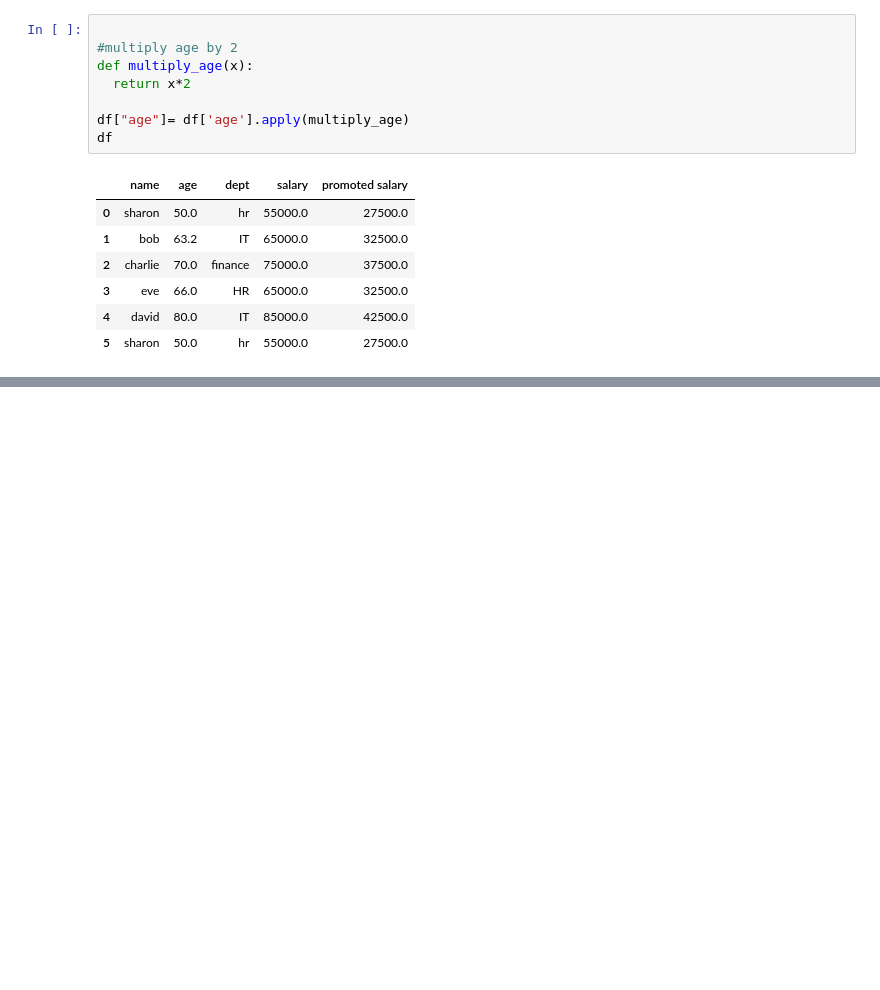
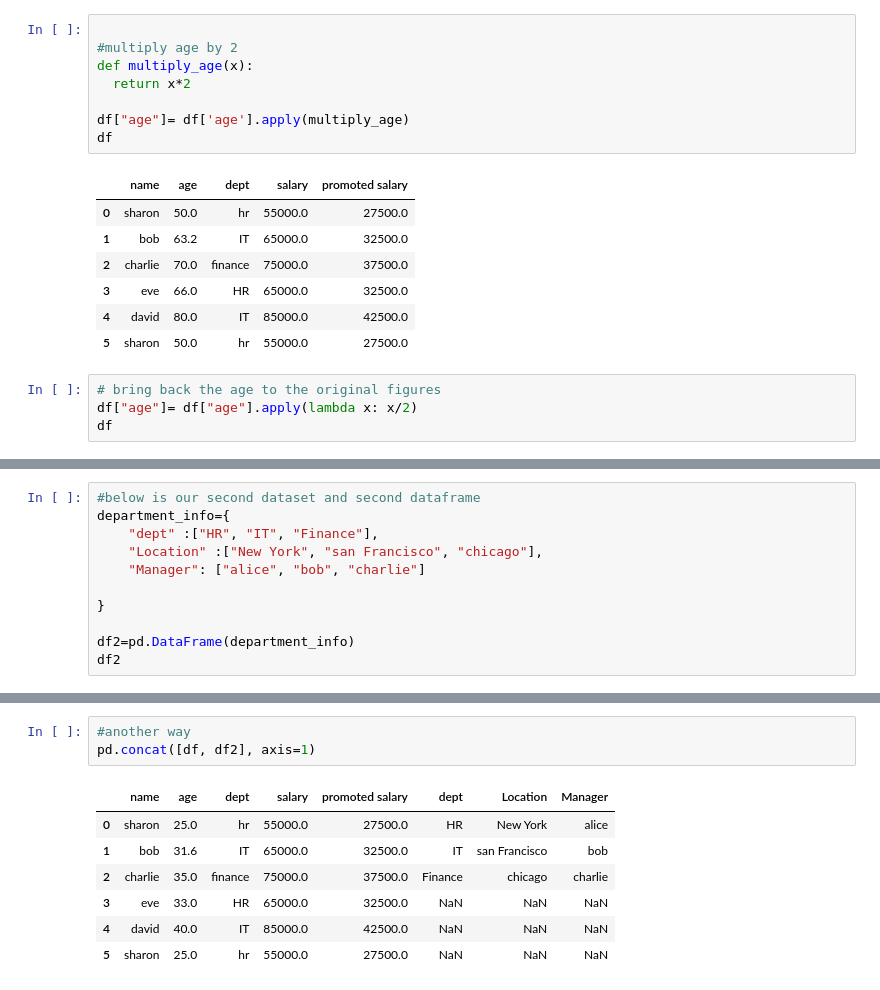
Before and after one commit to fafa20252025/fariba, a Jupyter notebook: pandasexercise.ipynb, the cells around one changed output, grey strips where cells are left out. Drawn from its saved outputs; the diff is of its cells as text; blank space fills up the shorter version.

```diff
--- a/pandasexercise.ipynb
+++ b/pandasexercise.ipynb
@@ -459,3 +459,7 @@ df
 | 3 | eve | 66.0 | HR | 65000.0 | 32500.0 |
 | 4 | david | 80.0 | IT | 85000.0 | 42500.0 |
 | 5 | sharon | 50.0 | hr | 55000.0 | 27500.0 |
+# %%
+# bring back the age to the original figures
+df["age"]= df["age"].apply(lambda x: x/2)
+df
@@ -461,0 +476,11 @@ df
+# %%
+#below is our second dataset and second dataframe
+department_info={
+    "dept" :["HR", "IT", "Finance"],
+    "Location" :["New York", "san Francisco", "chicago"],
+    "Manager": ["alice", "bob", "charlie"]
+
+}
+
+df2=pd.DataFrame(department_info)
+df2
@@ -461,0 +506,11 @@ df
+# %%
+#another way
+pd.concat([df, df2], axis=1)
+# %% [output]
+|  | name | age | dept | salary | promoted salary | dept | Location | Manager |
+| 0 | sharon | 25.0 | hr | 55000.0 | 27500.0 | HR | New York | alice |
+| 1 | bob | 31.6 | IT | 65000.0 | 32500.0 | IT | san Francisco | bob |
+| 2 | charlie | 35.0 | finance | 75000.0 | 37500.0 | Finance | chicago | charlie |
+| 3 | eve | 33.0 | HR | 65000.0 | 32500.0 | NaN | NaN | NaN |
+| 4 | david | 40.0 | IT | 85000.0 | 42500.0 | NaN | NaN | NaN |
+| 5 | sharon | 25.0 | hr | 55000.0 | 27500.0 | NaN | NaN | NaN |
```
Also changed, not shown: parts of 11 cells of this notebook.
